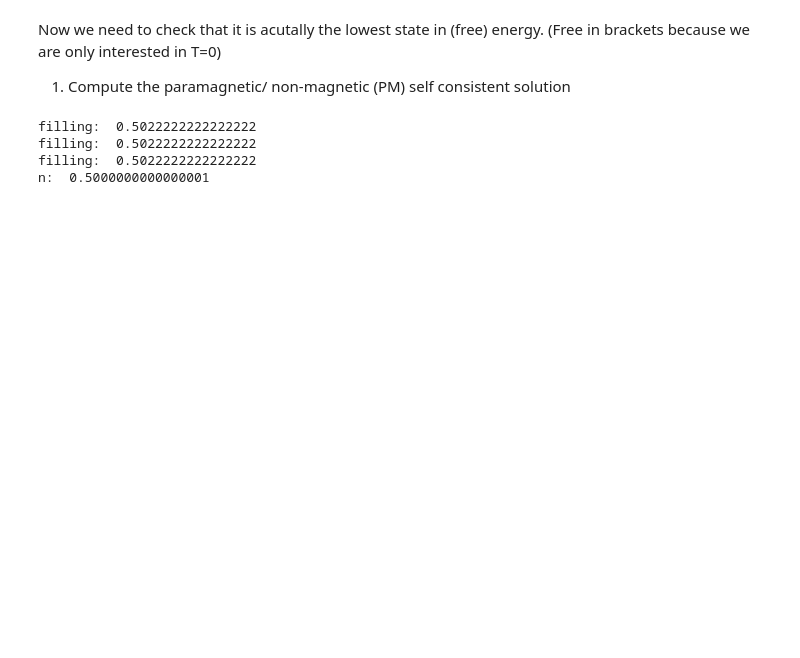
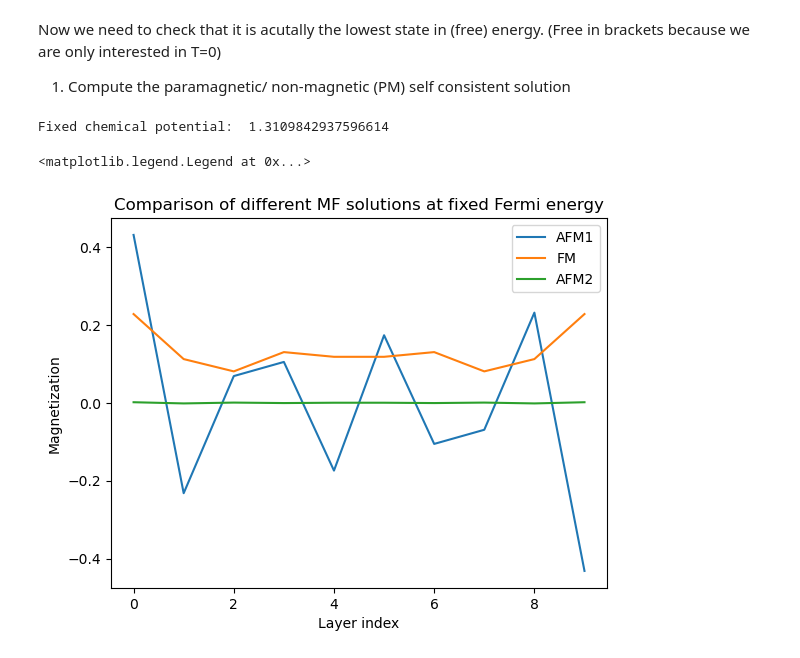
Before and after one commit to dpreuo/alter_surf, a Jupyter notebook: benchmarks/benchmark_mean_field_DLKK.ipynb, the cells around one changed output. Cells and saved outputs as stored; diff of their text form; code cells hidden in the pictures; blank space fills up the shorter version.

```diff
--- a/benchmarks/benchmark_mean_field_DLKK.ipynb
+++ b/benchmarks/benchmark_mean_field_DLKK.ipynb
@@ -59,18 +78,62 @@ Now we need to check that it is acutally the lowest state in (free) energy. (Fre
 
 1) Compute the paramagnetic/ non-magnetic (PM) self consistent solution
 # %%
-Hparam_PM = Hparam.copy()
-Hparam_PM['mu'] = 0
-initial_parameters_PM = dict(initial_m=np.zeros(Hparam['len_z']), initial_n=Hparam['filling']*np.ones(Hparam['len_z'])) #no magnetization
-m_values_PM, n_values_PM, fermi_energys_PM = hartree_fock(Hparam_PM,initial_parameters_PM, 40, Lq=30, tol_mdiff=1e-4,mixing_proportion=0.4,adjust_learning_rate=False)
-Hparam_PM['m_values'] = m_values_PM[-1]
-Hparam_PM['n_values'] = n_values_PM[-1]
-Hparam_PM['mu'] = fermi_energys_PM[-1]
+#we fix the chemical potential for the state of interest:
+Hparam0['mu'] = Hparam['mu']
+print('Fixed chemical potential: ', Hparam0['mu'])
+
+initial_param_NM  = dict(initial_mAF=np.zeros(Hparam0['len_z']),
+                         initial_mF =np.zeros(Hparam0['len_z']),
+                         initial_n=Hparam0['filling']*np.ones(Hparam0['len_z'])*2)
+initial_param_AFM = dict(initial_mAF=(-1)**np.arange(Hparam0['len_z'])/4,
+                         initial_mF =np.zeros(Hparam0['len_z']),
+                         initial_n=Hparam0['filling']*np.ones(Hparam0['len_z'])*2)
+initial_param_FM  = dict(initial_mAF=np.zeros(Hparam0['len_z']),
+                         initial_mF =np.ones(Hparam0['len_z'])/4,
+                         initial_n=Hparam0['filling']*np.ones(Hparam0['len_z'])*2)
+initial_param_FM2 = dict(initial_mAF=np.zeros(Hparam0['len_z']),
+                         initial_mF =(-1)**np.arange(Hparam0['len_z'])/4,
+                         initial_n=Hparam0['filling']*np.ones(Hparam0['len_z'])*2)
+initial_param_AFM2= dict(initial_mAF=(1)**np.arange(Hparam0['len_z'])/100,
+                         initial_mF =np.zeros(Hparam0['len_z']),
+                         initial_n=Hparam0['filling']*np.ones(Hparam0['len_z'])*2)
+
+#solve MF equations at fixed Fermi energy
+mAFs, mFs, ns, fermi_energys = hartree_fock(Hparam0.copy(),initial_param_NM, **MF_parameters,fixed_Fermi_energy=True)
+if not np.allclose(fermi_energys,Hparam0['mu']):
+        print(fermi_energys-Hparam0['mu'])
+        raise ValueError("Fermi energy is not fixed as you requested.")
+Hparam_NM = dict(**Hparam0, mAF=mAFs[-1],mF=mFs[-1],ns=ns[-1])
+
+mAFs, mFs, ns, fermi_energys = hartree_fock(Hparam0.copy(),initial_param_AFM, **MF_parameters,fixed_Fermi_energy=True)
+if not np.allclose(fermi_energys,Hparam0['mu']):
+        raise ValueError("Fermi energy is not fixed as you requested.")
+Hparam_AFM1 = dict(**Hparam0, mAF=mAFs[-1],mF=mFs[-1],ns=ns[-1])
+
+mAFs, mFs, ns, fermi_energys = hartree_fock(Hparam0.copy(),initial_param_FM, **MF_parameters,fixed_Fermi_energy=True)
+if not np.allclose(fermi_energys,Hparam0['mu']):
+        raise ValueError("Fermi energy is not fixed as you requested.")
+Hparam_FM = dict(**Hparam0, mAF=mAFs[-1],mF=mFs[-1],ns=ns[-1])
+
+mAFs, mFs, ns, fermi_energys = hartree_fock(Hparam0.copy(),initial_param_FM2, **MF_parameters,fixed_Fermi_energy=True)
+if not np.allclose(fermi_energys,Hparam0['mu']):
+        raise ValueError("Fermi energy is not fixed as you requested.")
+Hparam_FM2= dict(**Hparam0, mAF=mAFs[-1],mF=mFs[-1],ns=ns[-1])
+
+mAFs, mFs, ns, fermi_energys = hartree_fock(Hparam0.copy(),initial_param_AFM2, **MF_parameters,fixed_Fermi_energy=True)
+if not np.allclose(fermi_energys,Hparam0['mu']):
+        raise ValueError("Fermi energy is not fixed as you requested.")
+Hparam_AFM2 = dict(**Hparam0, mAF=mAFs[-1],mF=mFs[-1],ns=ns[-1])
 
 
-print('n: ', n_values[-1].mean())
+plt.plot(Hparam_AFM1['mAF'],label='AFM1')
+plt.plot(Hparam_FM['mF'],label='FM')
+plt.plot(Hparam_AFM2['mAF'],label='AFM2')
+plt.xlabel('Layer index')
+plt.ylabel('Magnetization')
+plt.title('Comparison of different MF solutions at fixed Fermi energy')
+plt.legend()
 # %% [output]
-filling:  0.5022222222222222
-filling:  0.5022222222222222
-filling:  0.5022222222222222
-n:  0.5000000000000001
+Fixed chemical potential:  1.3109842937596614
+<matplotlib.legend.Legend at 0x...>
+[figure, added]
```
Also changed, not shown: parts of 21 cells of this notebook, 6 other files.
